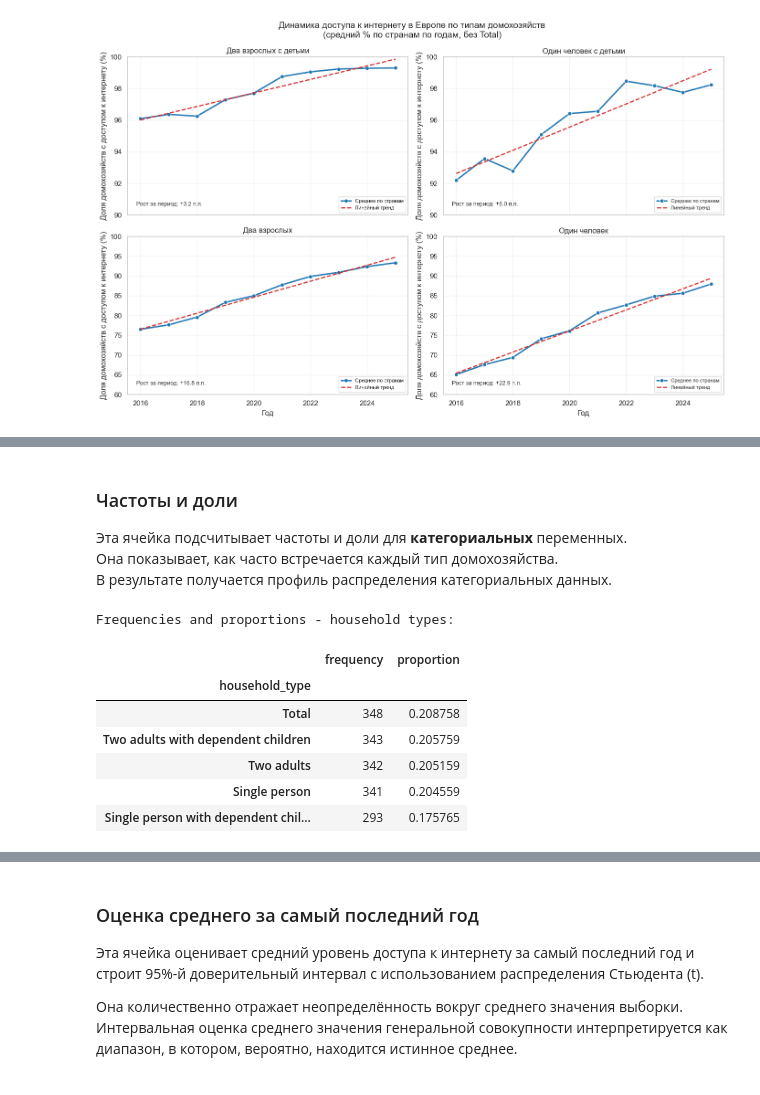
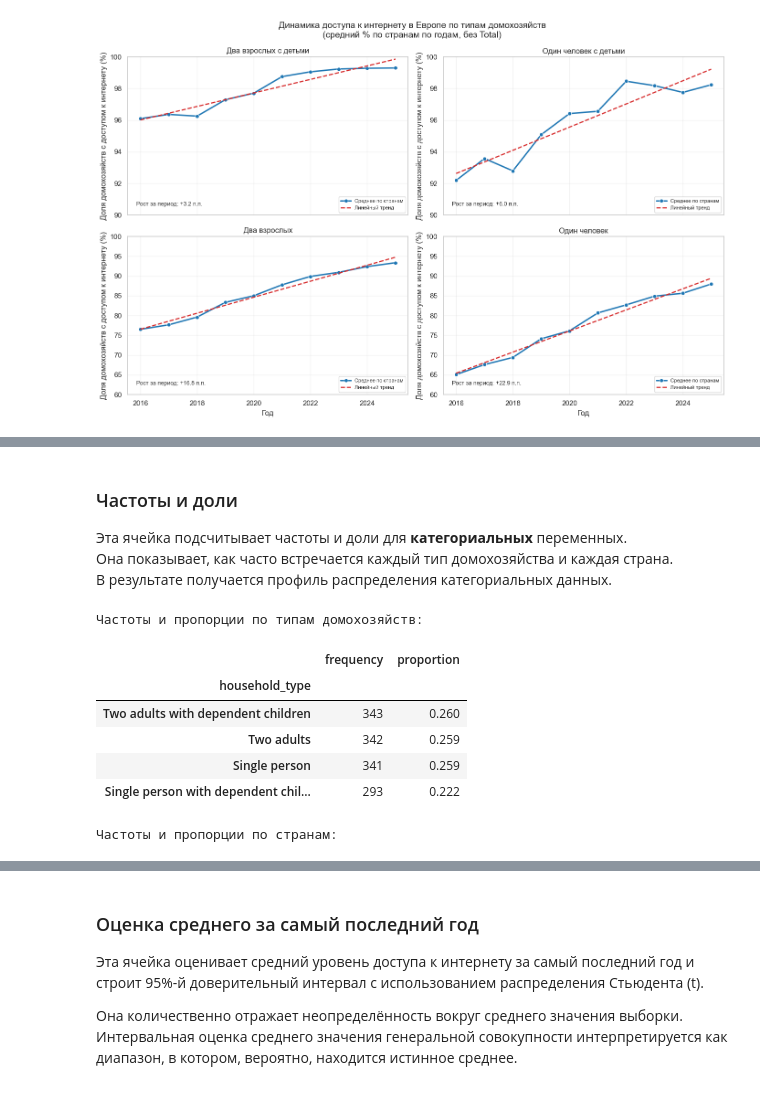
Before and after one commit to slendchat/MStAD, a Jupyter notebook: ind01.ipynb, the cells around one changed output, grey strips where cells are left out. Saved outputs shown, nothing was run; the diff lists cells and outputs as text; code cells hidden in the pictures.

```diff
--- a/ind01.ipynb
+++ b/ind01.ipynb
@@ -214,27 +244,64 @@ Descriptive statistics - year 2025:
 # %% [markdown]
 ### Частоты и доли
 Эта ячейка подсчитывает частоты и доли для **категориальных** переменных.
-Она показывает, как часто встречается каждый тип домохозяйства.
+Она показывает, как часто встречается каждый тип домохозяйства и каждая страна.
 В результате получается профиль распределения категориальных данных.
 # %%
-# Frequencies and proportions for categorical variables
-freq_household = df["household_type"].value_counts().to_frame("frequency")
-freq_household["proportion"] = freq_household["frequency"] / len(df)
+# Частоты и пропорции для категориальных переменных
+df_clean = df[df["household_type"] != "Total"]
 
-freq_country = df["country"].value_counts().to_frame("frequency")
-freq_country["proportion"] = freq_country["frequency"] / len(df)
+freq_household = df_clean["household_type"].value_counts().to_frame("frequency")
+freq_household["proportion"] = freq_household["frequency"] / len(df_clean)
 
-print("Frequencies and proportions - household types:")
-display(freq_household)
+freq_country = df_clean["country"].value_counts().to_frame("frequency")
+freq_country["proportion"] = freq_country["frequency"] / len(df_clean)
 
+# print("Frequencies and proportions - household types:")
+# display(freq_household)
+display(
+    freq_household.style
+    .background_gradient(cmap="Blues", axis=None)
+    .format({
+        "frequency": "{:.0f}",
+        "proportion": "{:.3f}"
+    })
+    .set_properties(**{
+        "text-align": "center",
+        "border": "1px solid #e6edf5",
+        "font-size": "13px"
+    })
+    .set_table_styles([
+        {"selector": "th", "props": [("background-color", "#f4f8fc"), ("color", "#1f2d3d"), ("text-align", "center")]},
+        {"selector": "caption", "props": [("caption-side", "top"), ("font-size", "14px"), ("font-weight", "bold"), ("color", "#ffffff")]},
+    ])
+    .set_caption("Частоты и пропорции по типам домохозяйств:")
+)
+display(
+    freq_country.style
+    .background_gradient(cmap="Blues", axis=None)
+    .format({
+        "frequency": "{:.0f}",
+        "proportion": "{:.3f}"   # ← ключевая правка
+    })
+    .set_properties(**{
+        "text-align": "center",
+        "border": "1px solid #e6edf5",
+        "font-size": "13px"
+    })
+    .set_table_styles([
+        {"selector": "th", "props": [("background-color", "#f4f8fc"), ("color", "#1f2d3d"), ("text-align", "center")]},
+        {"selector": "caption", "props": [("caption-side", "top"), ("font-size", "14px"), ("font-weight", "bold"), ("color", "#ffffff")]},
+    ])
+    .set_caption("Частоты и пропорции по странам:")
+)
 # print("Top 10 countries by observation frequency:")
 # display(freq_country.head(10))
 # %% [output]
-Frequencies and proportions - household types:
+Частоты и пропорции по типам домохозяйств:
 |  | frequency | proportion |
 | household_type |  |  |
-| Total | 348 | 0.208758 |
-| Two adults with dependent children | 343 | 0.205759 |
-| Two adults | 342 | 0.205159 |
-| Single person | 341 | 0.204559 |
-| Single person with dependent chil... | 293 | 0.175765 |
+| Two adults with dependent children | 343 | 0.260 |
+| Two adults | 342 | 0.259 |
+| Single person | 341 | 0.259 |
+| Single person with dependent chil... | 293 | 0.222 |
+Частоты и пропорции по странам:
```
Also changed, not shown: parts of 37 cells of this notebook, 1 other file.
